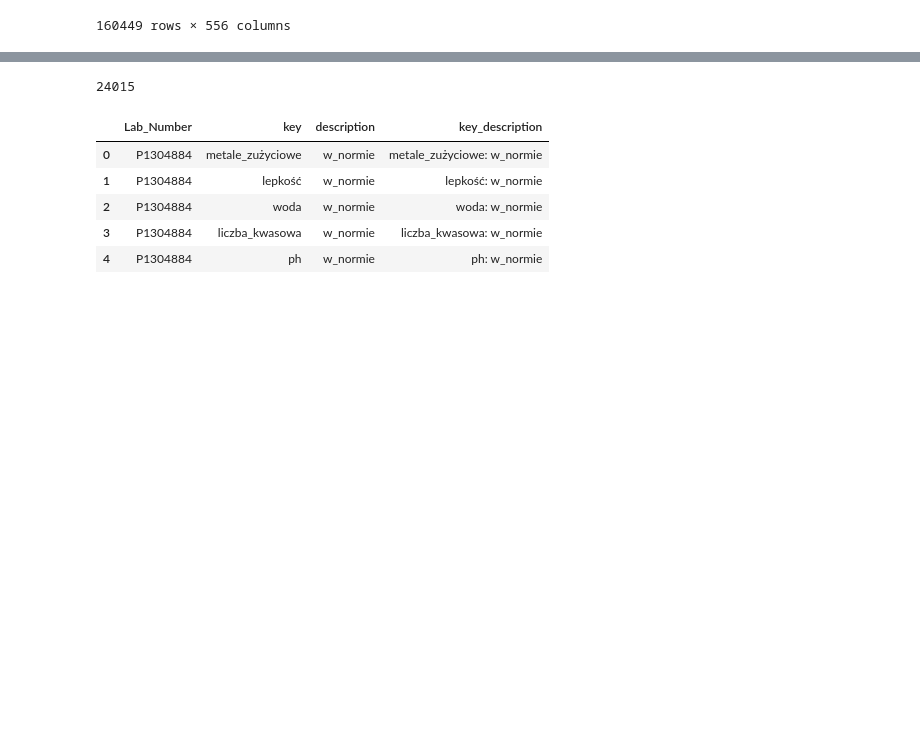
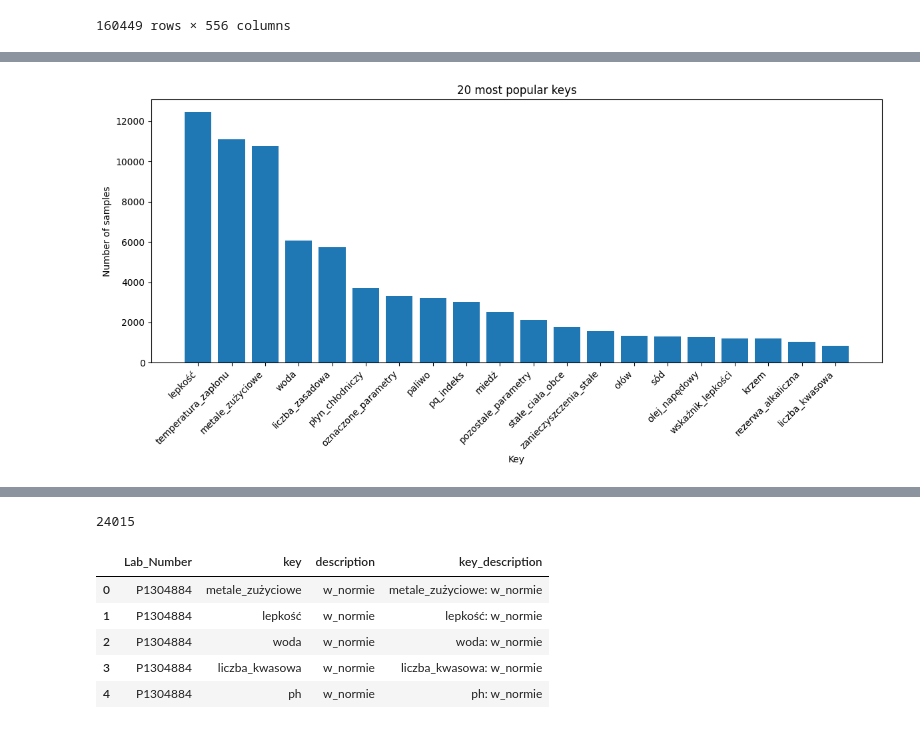
Before and after one commit to jeremiaszpotocznyAIGO/ecol-czyszczenie, a Jupyter notebook: new_data/parse_new_data.ipynb, the cells around one changed output, grey strips where cells are left out. Cells and saved outputs as stored; diff of their text form; code cells hidden in the pictures; blank space fills up the shorter version.

```diff
--- a/new_data/parse_new_data.ipynb
+++ b/new_data/parse_new_data.ipynb
@@ -66,0 +980,90 @@ data
+# %%
+from collections import Counter
+import pandas as pd
+import matplotlib.pyplot as plt
+
+# data is expected to look like:
+# {
+#   "sample_id_1": {"key_1": "value_1", "key_2": "value_2"},
+#   "sample_id_2": {"key_1": "value_3"},
+#   ...
+# }
+
+# Keep only samples where parser returned a non-empty dict
+samples_with_keys = {
+    sample_id: values
+    for sample_id, values in data.items()
+    if isinstance(values, dict) and len(values) > 0
+}
+
+print(f"Samples with at least one key: {len(samples_with_keys)} / {len(data)}")
+
+# -------------------------
+# Count keys
+# -------------------------
+key_counter = Counter()
+
+for values in samples_with_keys.values():
+    key_counter.update(values.keys())
+
+key_counts = (
+    pd.DataFrame(key_counter.items(), columns=["key", "count"])
+    .sort_values("count", ascending=False)
+    .reset_index(drop=True)
+)
+
+print("\nKey counts:")
+display(key_counts)
+
+# -------------------------
+# Count values globally
+# -------------------------
+value_counter = Counter()
+
+for values in samples_with_keys.values():
+    value_counter.update(values.values())
+
+value_counts = (
+    pd.DataFrame(value_counter.items(), columns=["value", "count"])
+    .sort_values("count", ascending=False)
+    .reset_index(drop=True)
+)
+
+print("\nValue counts:")
+display(value_counts)
+
+# -------------------------
+# Count values per key
+# -------------------------
+key_value_counter = Counter()
+
+for values in samples_with_keys.values():
+    for key, value in values.items():
+        key_value_counter[(key, value)] += 1
+
+key_value_counts = (
+    pd.DataFrame(
+        [(key, value, count) for (key, value), count in key_value_counter.items()],
+        columns=["key", "value", "count"]
+    )
+    .sort_values(["key", "count"], ascending=[True, False])
+    .reset_index(drop=True)
+)
+
+print("\nValue counts per key:")
+display(key_value_counts)
+
+# -------------------------
+# Histogram / bar plot of top 20 keys
+# -------------------------
+top20_keys = key_counts.head(20)
+
+plt.figure(figsize=(12, 6))
+plt.bar(top20_keys["key"], top20_keys["count"])
+plt.xticks(rotation=45, ha="right")
+plt.xlabel("Key")
+plt.ylabel("Number of samples")
+plt.title("20 most popular keys")
+plt.tight_layout()
+plt.show()
+# %% [output]
@@ -66,0 +1118 @@ data
+[figure, added]
```
Also changed, not shown: parts of 54 cells of this notebook, 2 other files.
